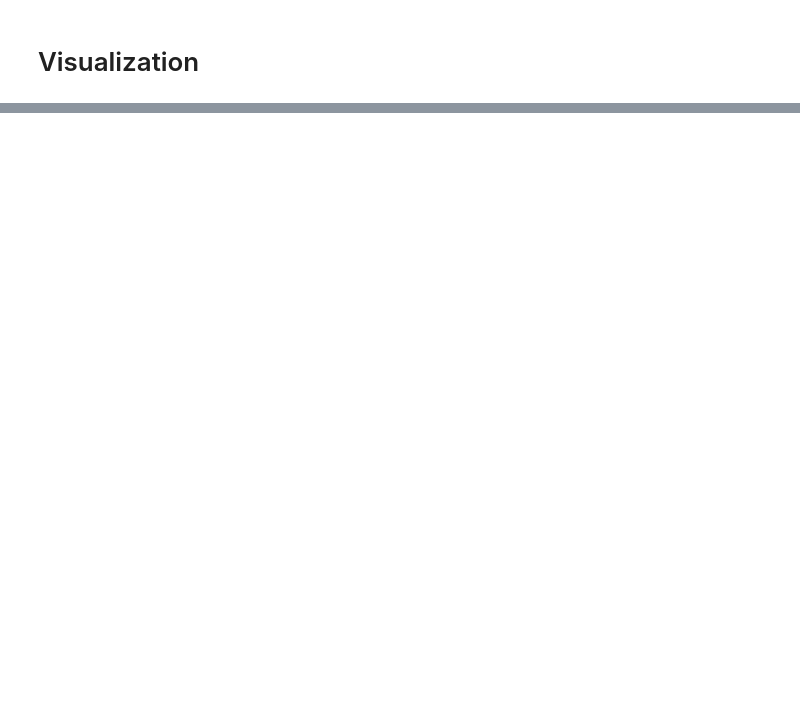
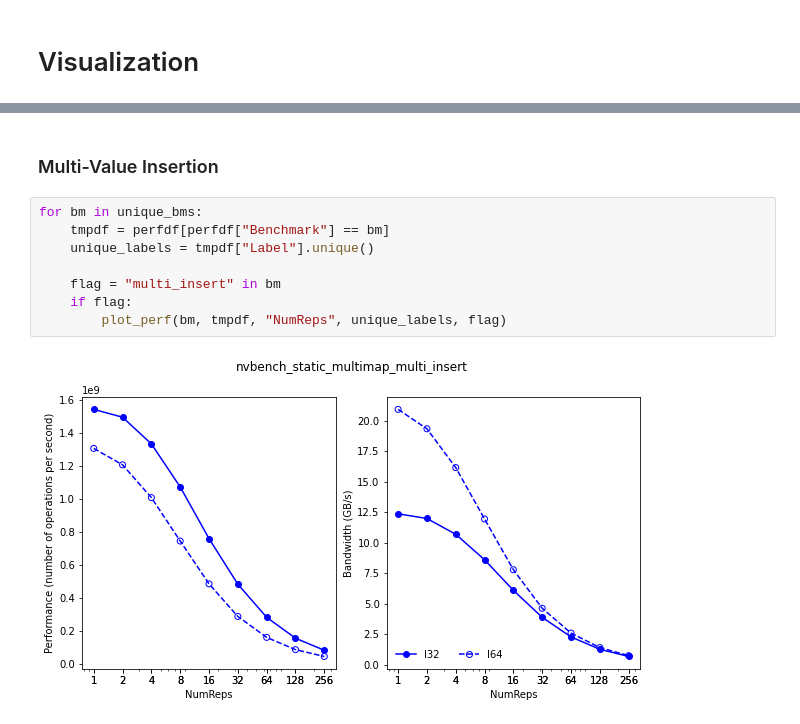
Before and after one commit to NVIDIA/cuCollections, a Jupyter notebook: benchmarks/analysis/notebooks/StaticMultimap.ipynb, the cells around one changed output, grey strips where cells are left out. Saved outputs shown, nothing was run; the diff lists cells and outputs as text; blank space fills up the shorter version.

```diff
--- a/benchmarks/analysis/notebooks/StaticMultimap.ipynb
+++ b/benchmarks/analysis/notebooks/StaticMultimap.ipynb
@@ -60,0 +66,12 @@ for bm in unique_bms:
+# %% [markdown]
+### Multi-Value Insertion
+# %%
+for bm in unique_bms:
+    tmpdf = perfdf[perfdf["Benchmark"] == bm]
+    unique_labels = tmpdf["Label"].unique()
+
+    flag = "multi_insert" in bm
+    if flag:
+        plot_perf(bm, tmpdf, "NumReps", unique_labels, flag)
+# %% [output]
+[figure, added]
```
Also changed, not shown: parts of 15 cells of this notebook, 1 other file.
